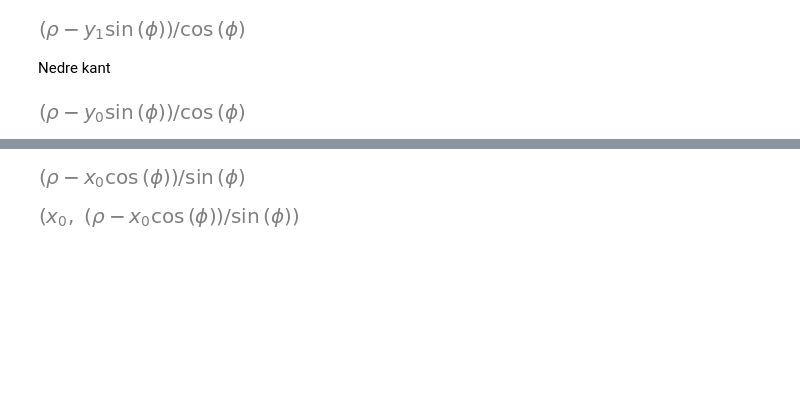
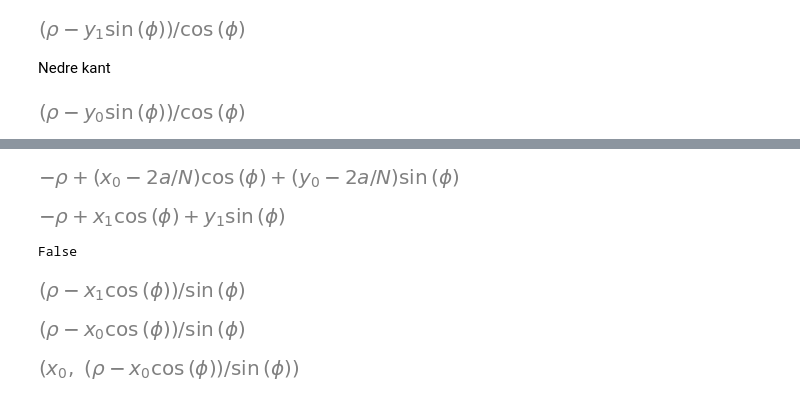
Before and after one commit to RABL1N/Mat1b-Projekt, a Jupyter notebook: 5_2.ipynb, the cells around one changed output, grey strips where cells are left out. Drawn from its saved outputs; the diff is of its cells as text; code cells hidden in the pictures; blank space fills up the shorter version.

```diff
--- a/5_2.ipynb
+++ b/5_2.ipynb
@@ -38,3 +51,23 @@ solve(eq,x)[0].subs({y:y0})
+# %%
+x0,a,N = symbols("x0,a,N")
+
+eq3 = eq2.subs({x:((x0-(2*a)/N)),y:((y0-(2*a)/N))})
+eq3
+# %% [output]
+[figure, added]
+# %%
+eq4 = eq2.subs({x:x1,y:y1})
+eq4
+# %% [output]
+[figure, added]
+# %%
+eq3 == eq4
+# %% [output]
+False
+# %%
+solve(eq,y)[0].subs({x:x1})
+# %% [output]
+[figure, added]
 # %%
 x,y,x0,y0,x1,y1,phi,rho = symbols("x,y,x0,y0,x1,y1,phi,rho")
 eq = Eq(x*cos(phi)+y*sin(phi),rho)
```
Also changed, not shown: parts of 5 cells of this notebook, 1 other file.
